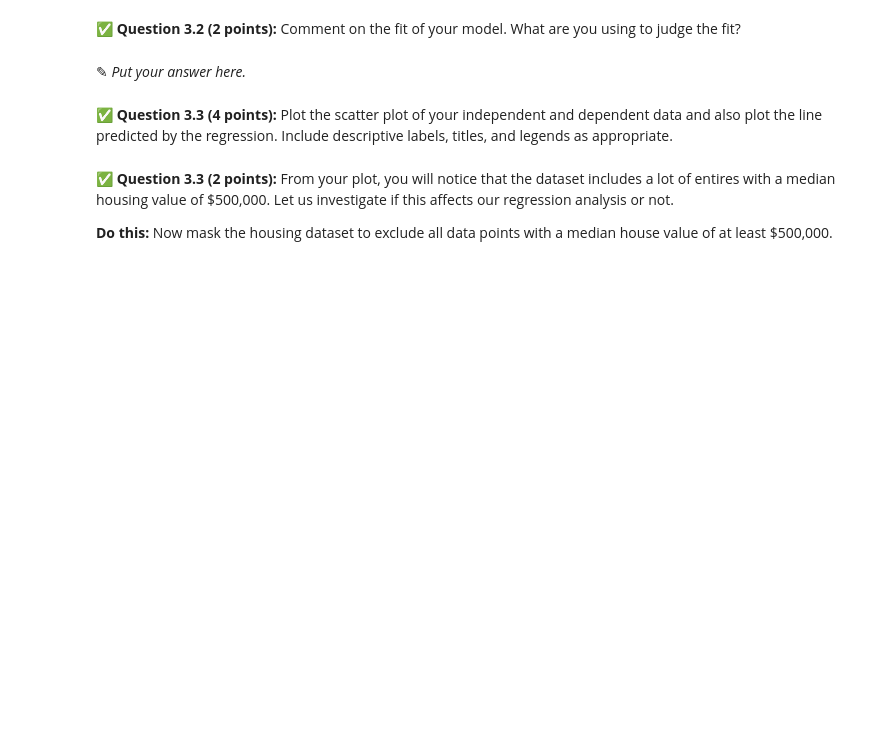
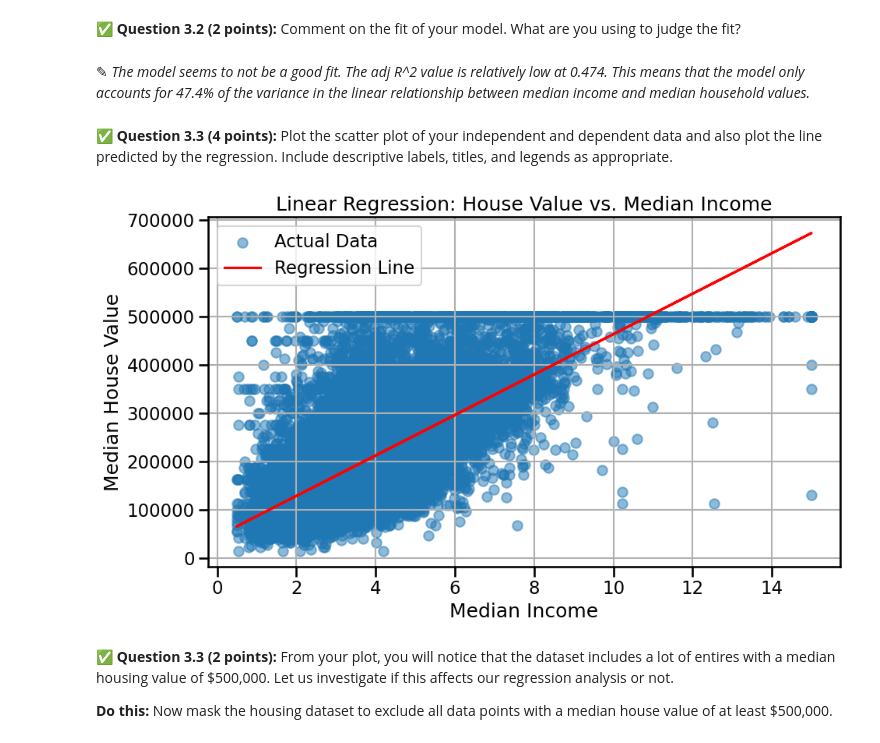
Before and after one commit to Jil-mueller/CMSE202-f25-turnin, a Jupyter notebook: hw-03/HW-03_Regression-F25-STUDENT.ipynb, the cells around one changed output. Saved outputs shown, nothing was run; the diff lists cells and outputs as text; code cells hidden in the pictures; blank space fills up the shorter version.

```diff
--- a/hw-03/HW-03_Regression-F25-STUDENT.ipynb
+++ b/hw-03/HW-03_Regression-F25-STUDENT.ipynb
@@ -217,0 +216,10 @@ In this part, we'll perform some one-variable linear regression analysis on the
+# %%
+# Put your code here
+x = housing_cleaned["median_income"]
+y = housing_cleaned["median_house_value"]
+
+X = sm.add_constant(x)
+
+model = sm.OLS(y, X).fit()
+
+print(model.summary())
@@ -218,6 +244,6 @@ In this part, we'll perform some one-variable linear regression analysis on the
 # %% [markdown]
 &#9989; **Question 3.2 (2 points):** Comment on the fit of your model. What are you using to judge the fit?
-# %% [markdown]
-<font size=+3>&#9998;</font>  _Put your answer here._
+# %% [markdown]
+<font size=+3>&#9998;</font>  _The model seems to not be a good fit. The adj R^2 value is relatively low at 0.474. This means that the model only accounts for 47.4% of the variance in the linear relationship between median income and median household values._
 # %% [markdown]
 &#9989; **Question 3.3 (4 points):** Plot the scatter plot of your independent and dependent data and also plot the line predicted by the regression. Include descriptive labels, titles, and legends as appropriate.
@@ -226,3 +250,19 @@ In this part, we'll perform some one-variable linear regression analysis on the
+# %%
+# Put your answer here
+predicted = model.predict(X)
+
+plt.figure(figsize=(10, 6))
+plt.scatter(x, y, alpha=0.5, label="Actual Data")
+plt.plot(x, predicted, color="red", label="Regression Line")
+plt.xlabel("Median Income")
+plt.ylabel("Median House Value")
+plt.title("Linear Regression: House Value vs. Median Income")
+plt.legend()
+plt.grid(True)
+plt.tight_layout()
+plt.show()
+# %% [output]
+[figure, added]
 # %% [markdown]
 &#9989; **Question 3.3 (2 points):** From your plot, you will notice that the dataset includes a lot of entires with a median housing value of \$500,000. Let us investigate if this affects our regression analysis or not.
 
```
Also changed, not shown: parts of 11 cells of this notebook.
